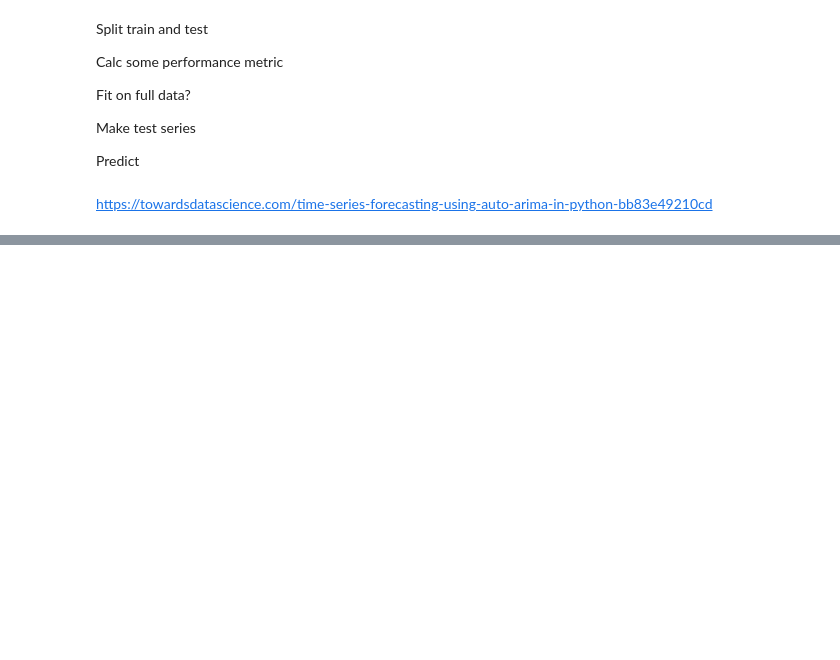
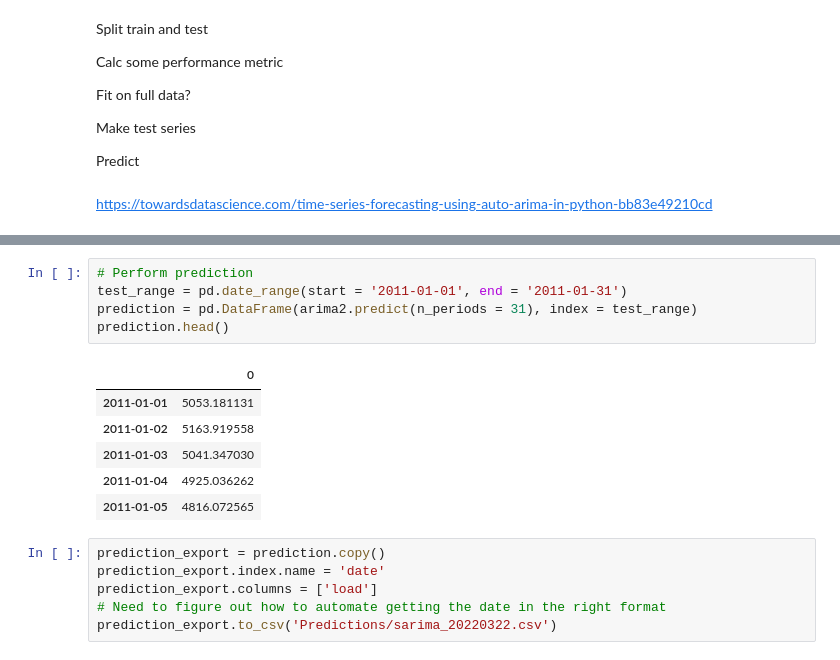
Before and after one commit to robkravec/ENV790_TimeSeriesAnalysis_Sp2022, a Jupyter notebook: Competition/Competition.ipynb, the cells around one changed output, grey strips where cells are left out. Saved outputs shown, nothing was run; the diff lists cells and outputs as text; blank space fills up the shorter version.

```diff
--- a/Competition/Competition.ipynb
+++ b/Competition/Competition.ipynb
@@ -103,0 +191,18 @@ https://towardsdatascience.com/time-series-forecasting-using-auto-arima-in-pytho
+# %%
+# Perform prediction
+test_range = pd.date_range(start = '2011-01-01', end = '2011-01-31')
+prediction = pd.DataFrame(arima2.predict(n_periods = 31), index = test_range)
+prediction.head()
+# %% [output]
+|  | 0 |
+| 2011-01-01 | 5053.181131 |
+| 2011-01-02 | 5163.919558 |
+| 2011-01-03 | 5041.347030 |
+| 2011-01-04 | 4925.036262 |
+| 2011-01-05 | 4816.072565 |
+# %%
+prediction_export = prediction.copy()
+prediction_export.index.name = 'date'
+prediction_export.columns = ['load']
+# Need to figure out how to automate getting the date in the right format
+prediction_export.to_csv('Predictions/sarima_20220322.csv')
```
Also changed, not shown: parts of 8 cells of this notebook, 3 other files.
